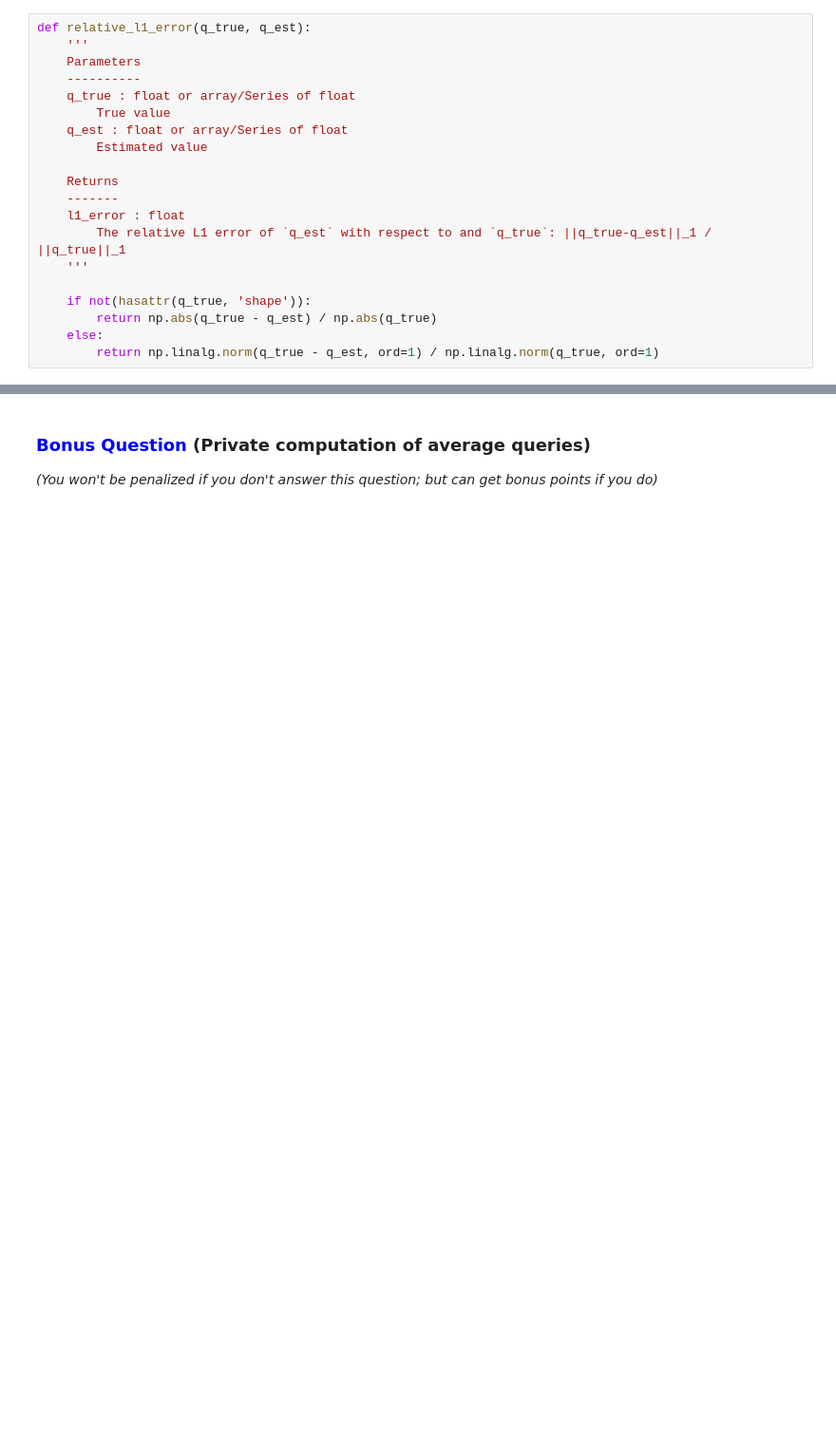
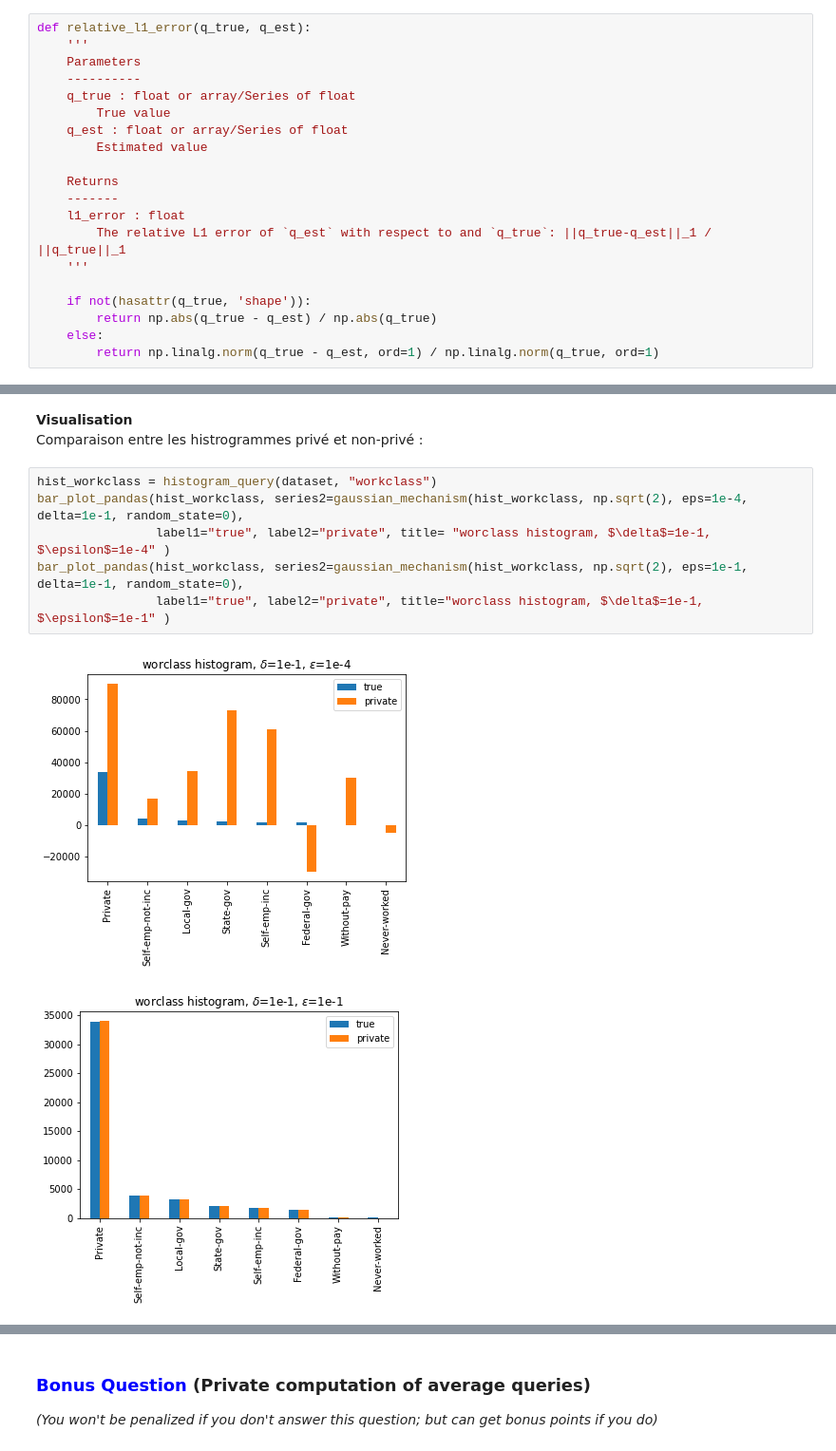
Before and after one commit to VictorCilleros/ML, a Jupyter notebook: Privacy/PPML.ipynb, the cells around one changed output, grey strips where cells are left out. Shown at 95% size. Drawn from its saved outputs; the diff is of its cells as text; blank space fills up the shorter version.

```diff
--- a/Privacy/PPML.ipynb
+++ b/Privacy/PPML.ipynb
@@ -244,0 +264,12 @@ for name, q, s in queries:
+# %% [markdown]
+**Visualisation** \
+Comparaison entre les histrogrammes privé et non-privé :
+# %%
+hist_workclass = histogram_query(dataset, "workclass")
+bar_plot_pandas(hist_workclass, series2=gaussian_mechanism(hist_workclass, np.sqrt(2), eps=1e-4, delta=1e-1, random_state=0),
+                label1="true", label2="private", title= "worclass histogram, $\delta$=1e-1, $\epsilon$=1e-4" )
+bar_plot_pandas(hist_workclass, series2=gaussian_mechanism(hist_workclass, np.sqrt(2), eps=1e-1, delta=1e-1, random_state=0),
+                label1="true", label2="private", title="worclass histogram, $\delta$=1e-1, $\epsilon$=1e-1" )
+# %% [output]
+[figure, added]
+[figure, added]
```
Also changed, not shown: parts of 9 cells of this notebook.
